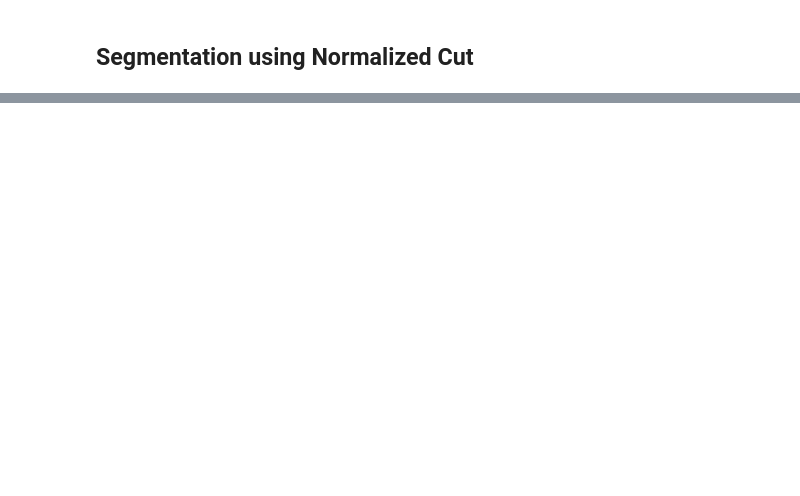
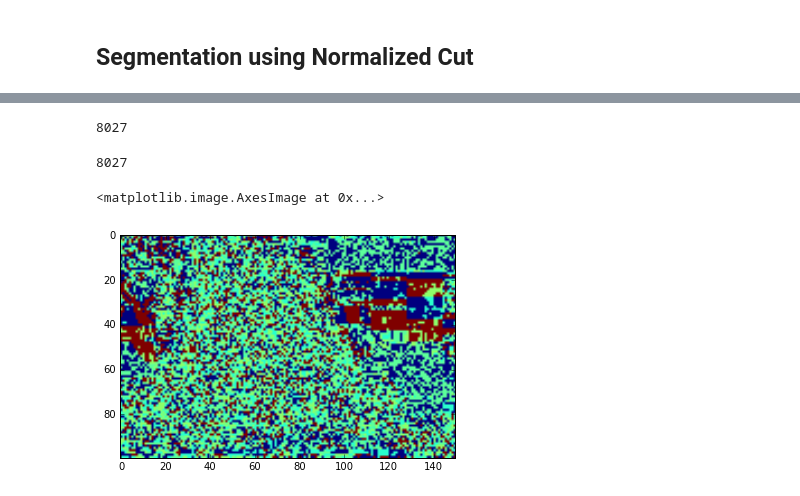
Before and after one commit to MohamedEsssam/Image-Segmentation, a Jupyter notebook: Image Segmentation.ipynb, the cells around one changed output, grey strips where cells are left out. Cells and saved outputs as stored; diff of their text form; code cells hidden in the pictures; blank space fills up the shorter version.

```diff
--- a/Image Segmentation.ipynb
+++ b/Image Segmentation.ipynb
@@ -274,2 +427,0 @@ KNN_similarity_matrix = KNN_similarity(5, data_set)
-# %%
-Y_matrix = spectral_clustring_kNN_similarity(5, KNN_similarity_matrix, data_set)
@@ -275,0 +485,42 @@ Y_matrix = spectral_clustring_kNN_similarity(5, KNN_similarity_matrix, data_set)
+# %%
+pixil_color_map = {}
+for i in range(len(clusters)):
+    for point in clusters[i]:
+        pixil_color_map.update({str(point) : clusters_color[i]})
+
+print(len(pixil_color_map))
+# %% [output]
+8027
+# %%
+data_set = []
+for filename in glob.glob('E:/TERM/TERM8/Pattern Recognition/Assignments/Assignment2/BSR/BSDS500/data/images/normalized cut/*.jpg'):
+    image=Image.open(filename)
+    #pix = im.load()
+    #print(pix[480, 320])
+    #plt.imshow(im)
+    #plt.show()
+
+    image_pixels_vector = np.asarray(image).reshape(-1)
+    data_set.append(image_pixels_vector)
+
+    #print(im)
+    #print(len(im))
+
+data_set = np.array(data_set)
+#print(len(data_set))
+data_set = data_set.reshape((15000 * len(data_set), 3))
+
+
+image_pixels = []
+for i in range(len(data_set)):
+    #RGB = pixil_color_map.get(str(val_set[i]))
+    RGB = pixil_color_map.setdefault(str(data_set[i]), [0, 0, 0])
+    image_pixels.append(RGB[0] * 256**2 + RGB[1]*256 + RGB[2])
+# %%
+print(len(pixil_color_map))
+cluster_color_image = (np.array(image_pixels)).reshape((100, 150))
+plt.imshow(cluster_color_image)
+# %% [output]
+8027
+<matplotlib.image.AxesImage at 0x...>
+[figure, added]
```
Also changed, not shown: parts of 42 cells of this notebook.
